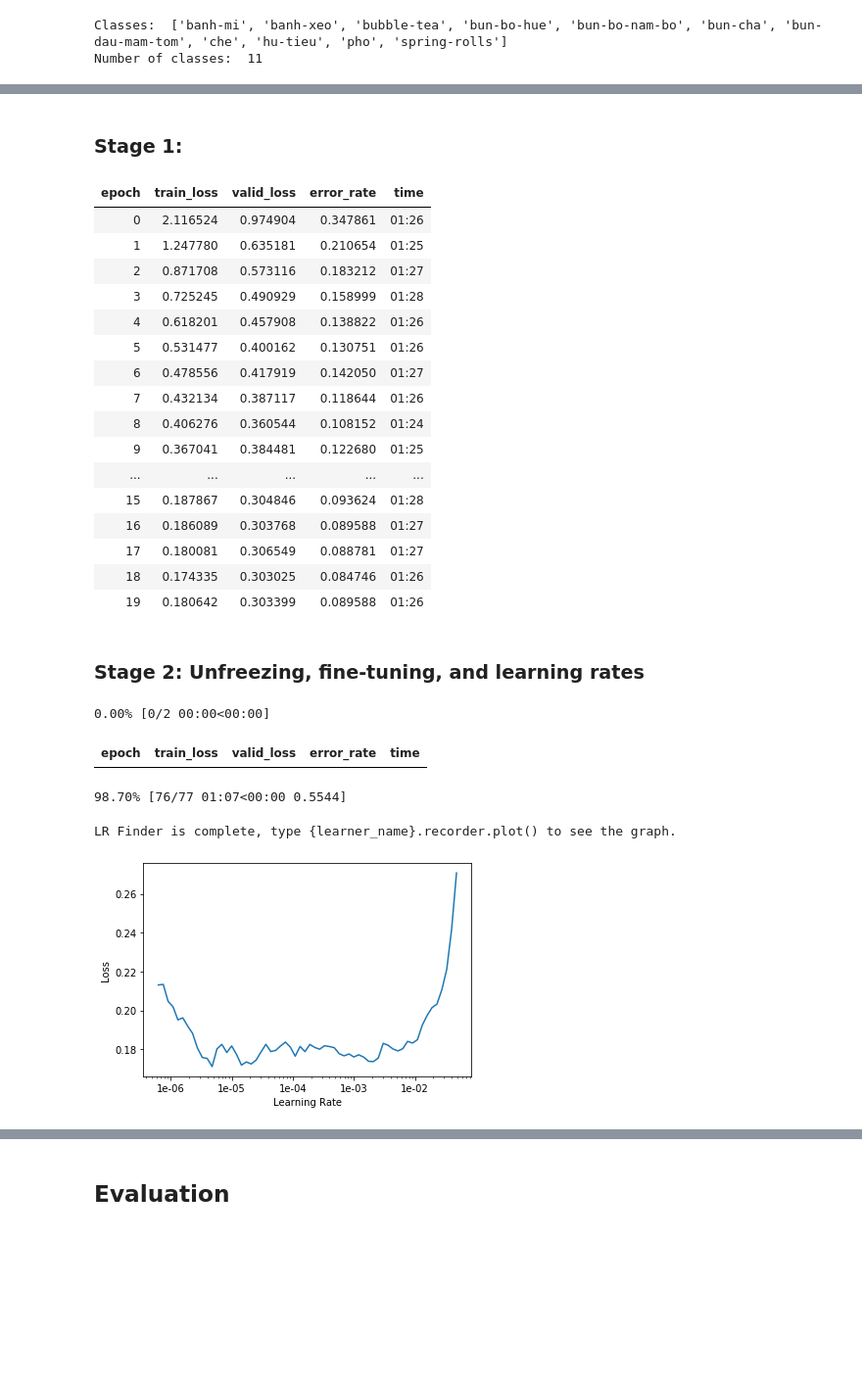
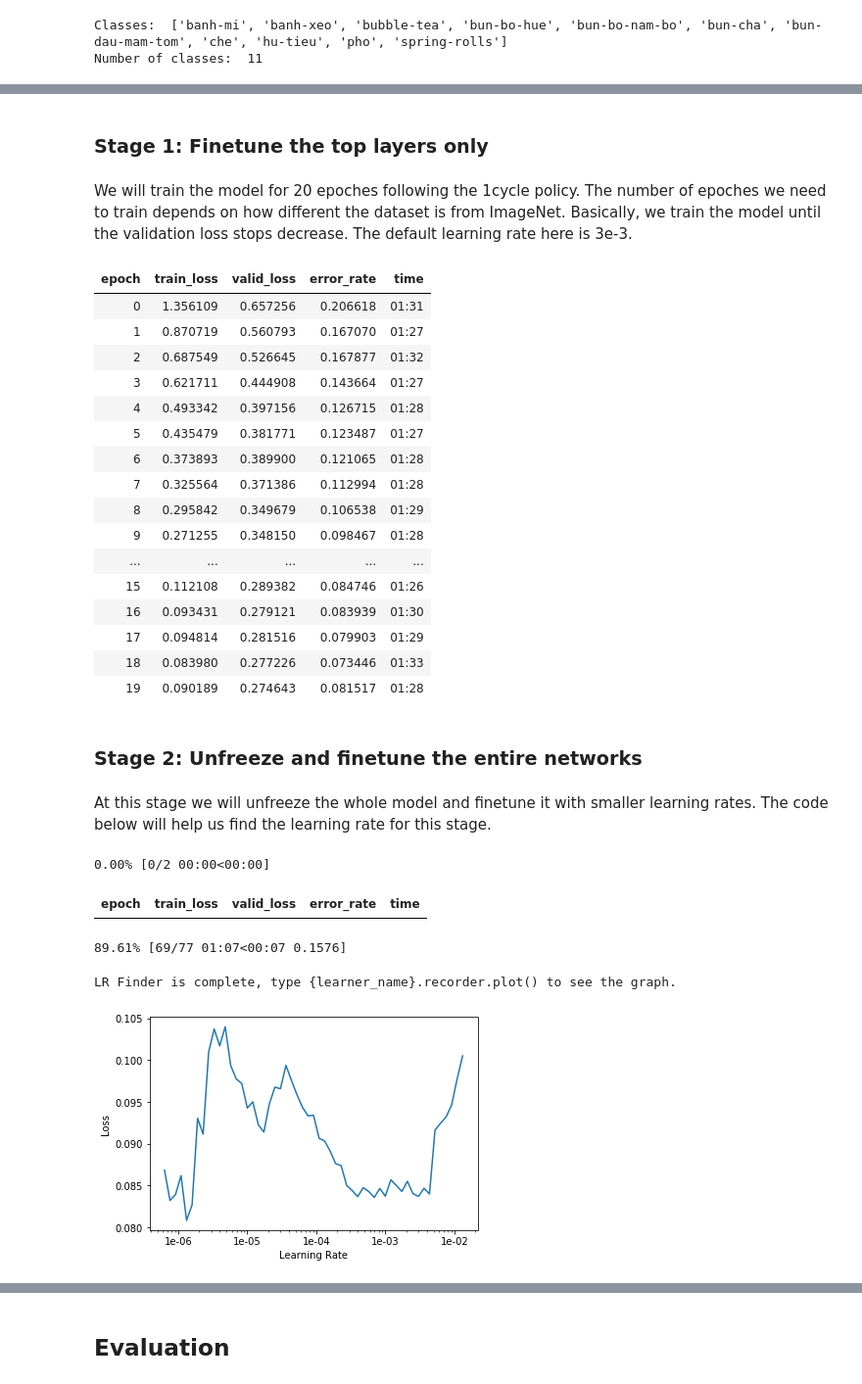
Before and after one commit to chriskhanhtran/vn-food-app, a Jupyter notebook: notebook.ipynb, the cells around one changed output, grey strips where cells are left out. Shown at 98% size. Saved outputs shown, nothing was run; the diff lists cells and outputs as text; code cells hidden in the pictures; blank space fills up the shorter version.

```diff
--- a/notebook.ipynb
+++ b/notebook.ipynb
@@ -65,25 +83,27 @@ Number of classes:  11
 # %% [markdown]
-### Stage 1:
+### Stage 1: Finetune the top layers only
 # %%
-learn = cnn_learner(data, models.resnet34, metrics=error_rate, pretrained=True)
+learn = cnn_learner(data, models.resnet50, metrics=error_rate, pretrained=True)
+# %% [markdown]
+We will train the model for 20 epoches following the 1cycle policy. The number of epoches we need to train depends on how different the dataset is from ImageNet. Basically, we train the model until the validation loss stops decrease. The default learning rate here is 3e-3.
 # %%
 learn.fit_one_cycle(20)
 # %% [output]
 | epoch | train_loss | valid_loss | error_rate | time |
-| 0 | 2.116524 | 0.974904 | 0.347861 | 01:26 |
-| 1 | 1.247780 | 0.635181 | 0.210654 | 01:25 |
-| 2 | 0.871708 | 0.573116 | 0.183212 | 01:27 |
-| 3 | 0.725245 | 0.490929 | 0.158999 | 01:28 |
-| 4 | 0.618201 | 0.457908 | 0.138822 | 01:26 |
-| 5 | 0.531477 | 0.400162 | 0.130751 | 01:26 |
-| 6 | 0.478556 | 0.417919 | 0.142050 | 01:27 |
-| 7 | 0.432134 | 0.387117 | 0.118644 | 01:26 |
-| 8 | 0.406276 | 0.360544 | 0.108152 | 01:24 |
-| 9 | 0.367041 | 0.384481 | 0.122680 | 01:25 |
+| 0 | 1.356109 | 0.657256 | 0.206618 | 01:31 |
+| 1 | 0.870719 | 0.560793 | 0.167070 | 01:27 |
+| 2 | 0.687549 | 0.526645 | 0.167877 | 01:32 |
+| 3 | 0.621711 | 0.444908 | 0.143664 | 01:27 |
+| 4 | 0.493342 | 0.397156 | 0.126715 | 01:28 |
+| 5 | 0.435479 | 0.381771 | 0.123487 | 01:27 |
+| 6 | 0.373893 | 0.389900 | 0.121065 | 01:28 |
+| 7 | 0.325564 | 0.371386 | 0.112994 | 01:28 |
+| 8 | 0.295842 | 0.349679 | 0.106538 | 01:29 |
+| 9 | 0.271255 | 0.348150 | 0.098467 | 01:28 |
 | ... | ... | ... | ... | ... |
-| 15 | 0.187867 | 0.304846 | 0.093624 | 01:28 |
-| 16 | 0.186089 | 0.303768 | 0.089588 | 01:27 |
-| 17 | 0.180081 | 0.306549 | 0.088781 | 01:27 |
-| 18 | 0.174335 | 0.303025 | 0.084746 | 01:26 |
-| 19 | 0.180642 | 0.303399 | 0.089588 | 01:26 |
+| 15 | 0.112108 | 0.289382 | 0.084746 | 01:26 |
+| 16 | 0.093431 | 0.279121 | 0.083939 | 01:30 |
+| 17 | 0.094814 | 0.281516 | 0.079903 | 01:29 |
+| 18 | 0.083980 | 0.277226 | 0.073446 | 01:33 |
+| 19 | 0.090189 | 0.274643 | 0.081517 | 01:28 |
 # %%
@@ -91,12 +111,14 @@ learn.save('resnes34-stage-1')
-# %% [markdown]
-### Stage 2: Unfreezing, fine-tuning, and learning rates
+# %% [markdown]
+### Stage 2: Unfreeze and finetune the entire networks
+# %% [markdown]
+At this stage we will unfreeze the whole model and finetune it with smaller learning rates. The code below will help us find the learning rate for this stage.
 # %%
-learn.load('resnes34-stage-1')
+learn.load('resnes50-stage-1')
 learn.lr_find()
 learn.recorder.plot()
 # %% [output]
 0.00% [0/2 00:00<00:00]
 | epoch | train_loss | valid_loss | error_rate | time |
-98.70% [76/77 01:07<00:00 0.5544]
+89.61% [69/77 01:07<00:07 0.1576]
 LR Finder is complete, type {learner_name}.recorder.plot() to see the graph.
-[figure, old version]
+[figure, new version]
```
Also changed, not shown: parts of 42 cells of this notebook, 2 other files.
